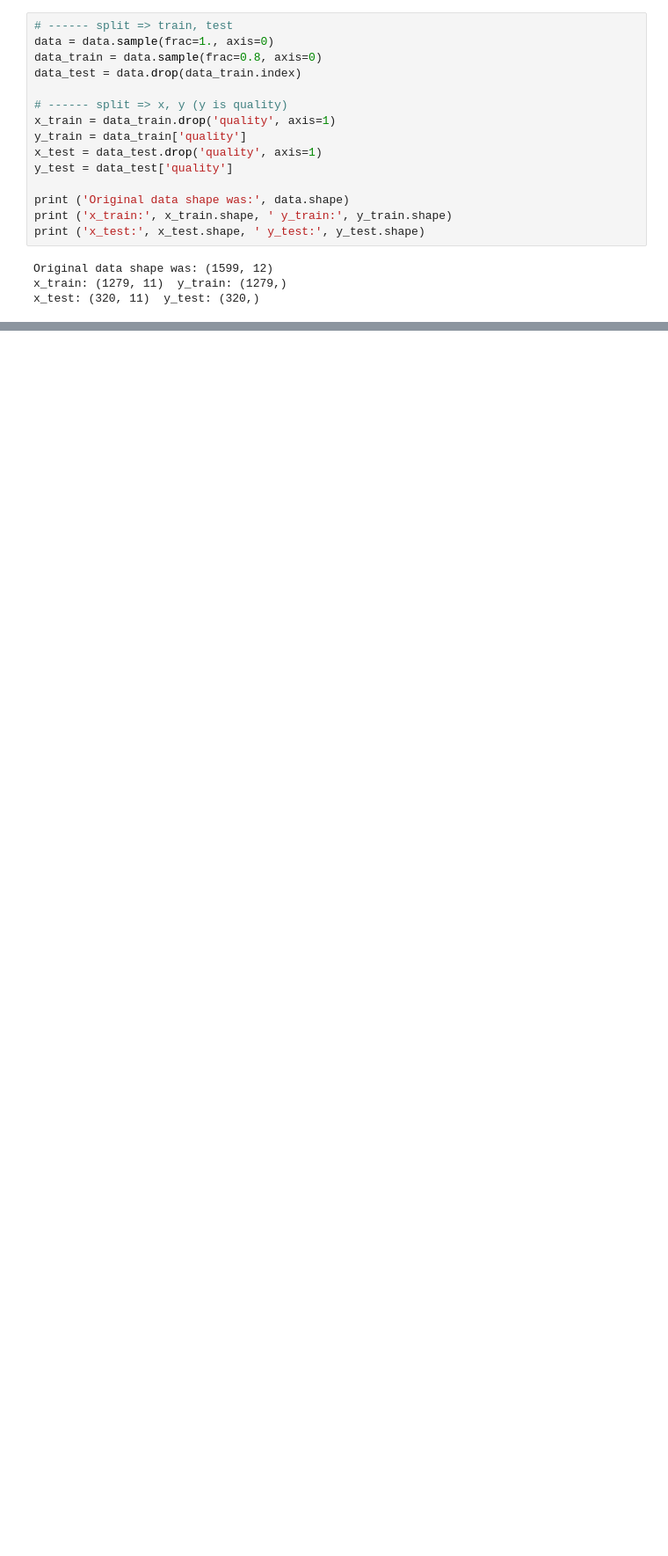
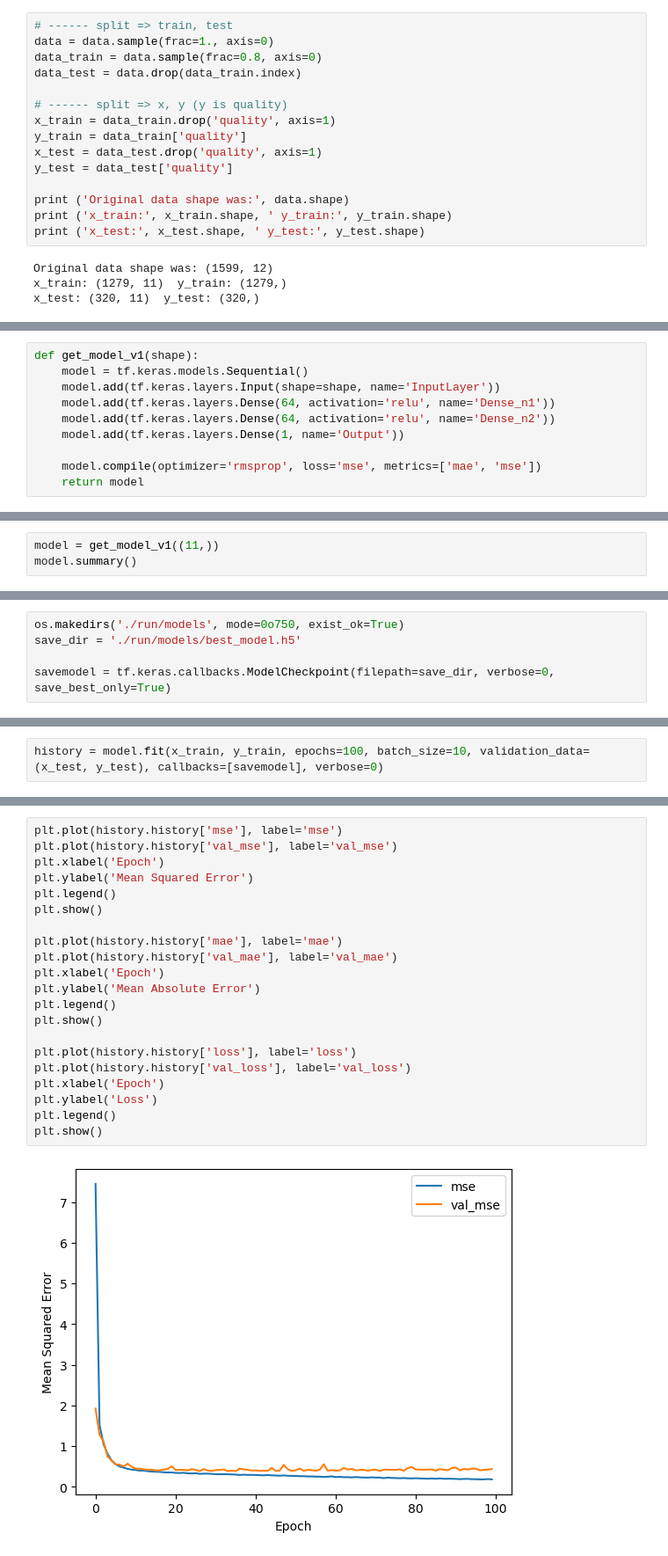
Before and after one commit to JulesUSG15/Wine_Prediction, a Jupyter notebook: Wine_red_Prediction.ipynb, the cells around one changed output, grey strips where cells are left out. Shown at 88% size. Drawn from its saved outputs; the diff is of its cells as text; blank space fills up the shorter version.

```diff
--- a/Wine_red_Prediction.ipynb
+++ b/Wine_red_Prediction.ipynb
@@ -58,0 +108,10 @@ x_test: (320, 11)  y_test: (320,)
+# %%
+def get_model_v1(shape):
+    model = tf.keras.models.Sequential()
+    model.add(tf.keras.layers.Input(shape=shape, name='InputLayer'))
+    model.add(tf.keras.layers.Dense(64, activation='relu', name='Dense_n1'))
+    model.add(tf.keras.layers.Dense(64, activation='relu', name='Dense_n2'))
+    model.add(tf.keras.layers.Dense(1, name='Output'))
+
+    model.compile(optimizer='rmsprop', loss='mse', metrics=['mae', 'mse'])
+    return model
@@ -58,0 +122,3 @@ x_test: (320, 11)  y_test: (320,)
+# %%
+model = get_model_v1((11,))
+model.summary()
@@ -58,0 +143,5 @@ x_test: (320, 11)  y_test: (320,)
+# %%
+os.makedirs('./run/models', mode=0o750, exist_ok=True)
+save_dir = './run/models/best_model.h5'
+
+savemodel = tf.keras.callbacks.ModelCheckpoint(filepath=save_dir, verbose=0, save_best_only=True)
@@ -58,0 +150,2 @@ x_test: (320, 11)  y_test: (320,)
+# %%
+history = model.fit(x_train, y_train, epochs=100, batch_size=10, validation_data=(x_test, y_test), callbacks=[savemodel], verbose=0)
@@ -58,0 +177,23 @@ x_test: (320, 11)  y_test: (320,)
+# %%
+plt.plot(history.history['mse'], label='mse')
+plt.plot(history.history['val_mse'], label='val_mse')
+plt.xlabel('Epoch')
+plt.ylabel('Mean Squared Error')
+plt.legend()
+plt.show()
+
+plt.plot(history.history['mae'], label='mae')
+plt.plot(history.history['val_mae'], label='val_mae')
+plt.xlabel('Epoch')
+plt.ylabel('Mean Absolute Error')
+plt.legend()
+plt.show()
+
+plt.plot(history.history['loss'], label='loss')
+plt.plot(history.history['val_loss'], label='val_loss')
+plt.xlabel('Epoch')
+plt.ylabel('Loss')
+plt.legend()
+plt.show()
+# %% [output]
+[figure, added]
```
Also changed, not shown: parts of 21 cells of this notebook, 1 other file.
